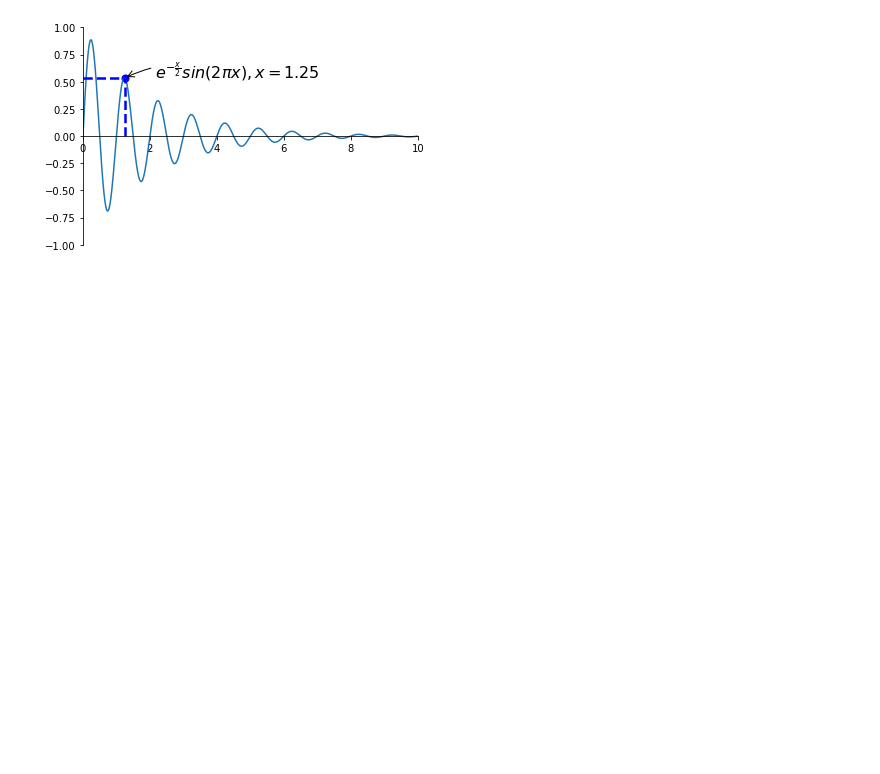
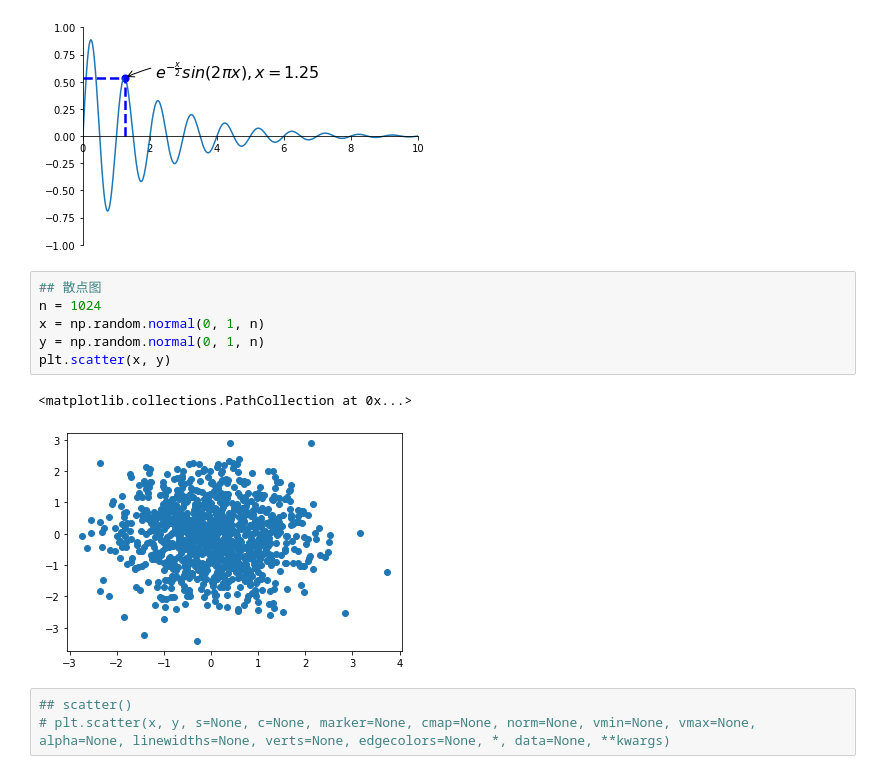
Before and after one commit to hivandu/practise, a Jupyter notebook: analyse/Case-by-case_Python_visualization/ex02.ipynb, the cells around one changed output. Drawn from its saved outputs; the diff is of its cells as text; blank space fills up the shorter version.

Commit message:
add scatter()

```diff
--- a/analyse/Case-by-case_Python_visualization/ex02.ipynb
+++ b/analyse/Case-by-case_Python_visualization/ex02.ipynb
@@ -38,3 +38,15 @@ ax.annotate(r'$e^{-\frac{x}{2}}sin(2\pi{x}), x=1.25$', xy=(x1, y1), xycoords='da
 # %% [output]
 Text(30, 0.6, '$e^{-\\frac{x}{2}}sin(2\\pi{x}), x=1.25$')
 [figure]
+# %%
+## 散点图
+n = 1024
+x = np.random.normal(0, 1, n)
+y = np.random.normal(0, 1, n)
+plt.scatter(x, y)
+# %% [output]
+<matplotlib.collections.PathCollection at 0x...>
+[figure, added]
+# %%
+## scatter()
+# plt.scatter(x, y, s=None, c=None, marker=None, cmap=None, norm=None, vmin=None, vmax=None, alpha=None, linewidths=None, verts=None, edgecolors=None, *, data=None, **kwargs)
```
Also changed, not shown: parts of 8 cells of this notebook, 1 other file.
